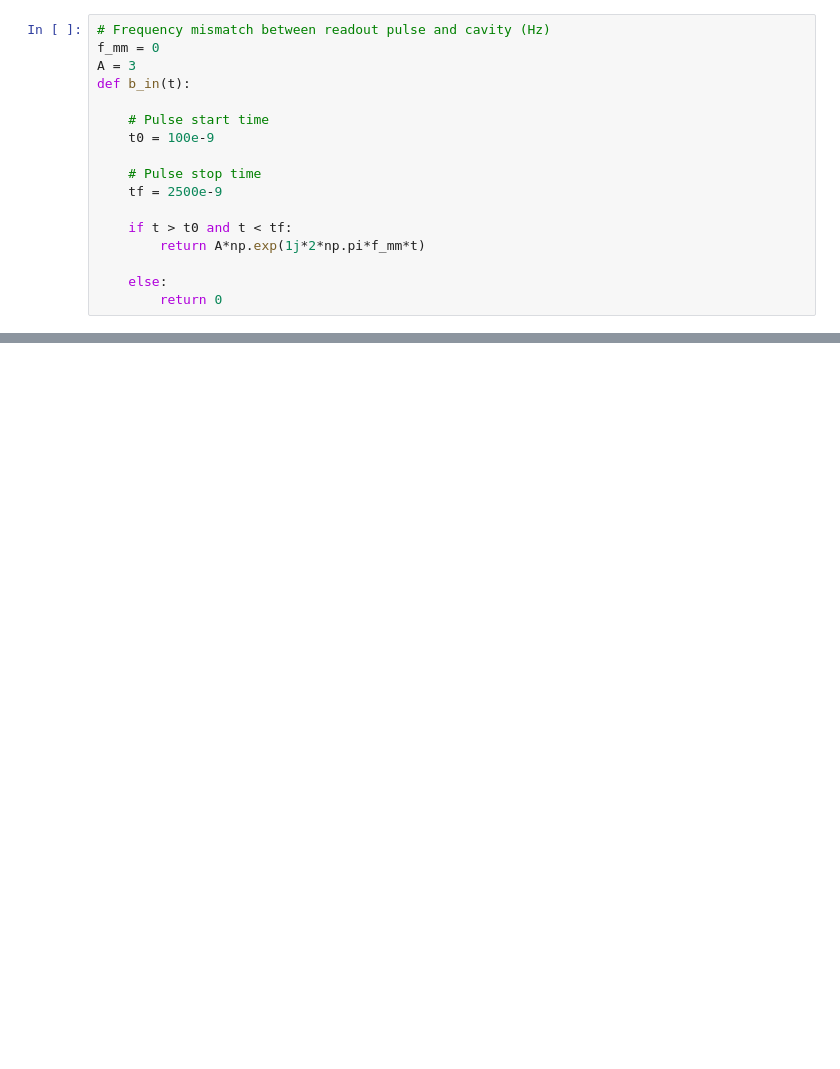
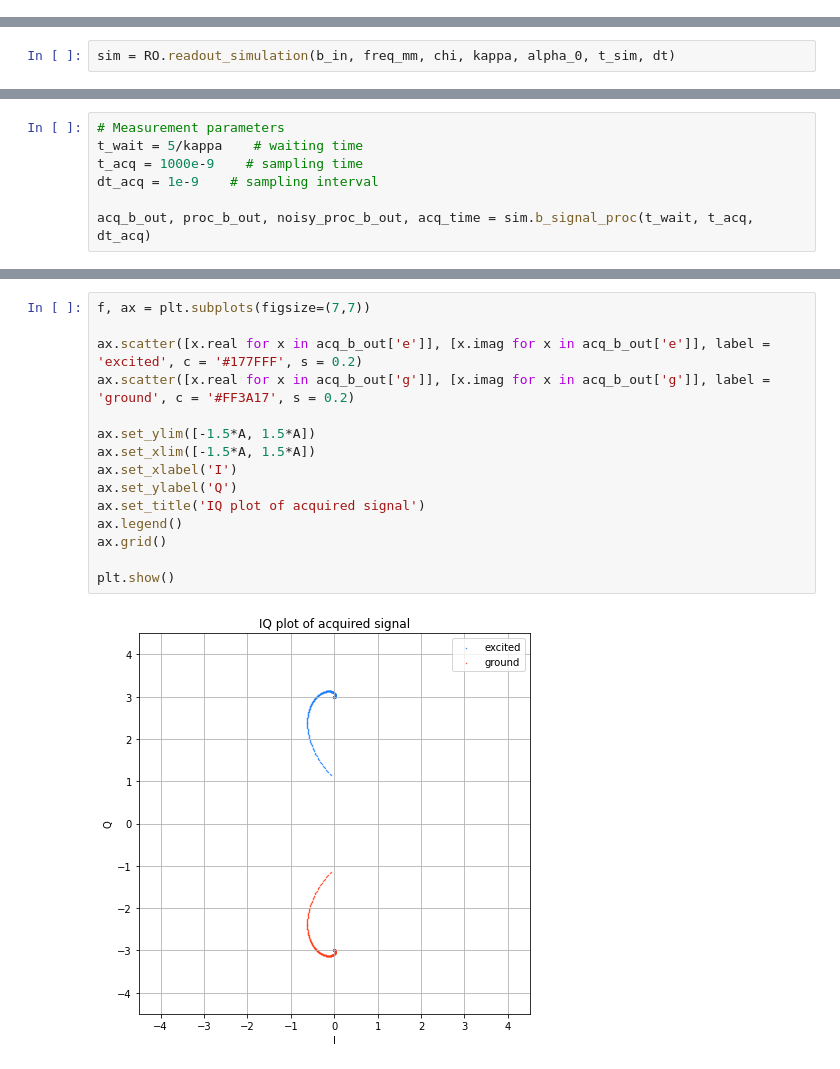
Before and after one commit to fernandovldrs/qcrew-readout, a Jupyter notebook: readout_simulation.ipynb, the cells around one changed output, grey strips where cells are left out. Saved outputs shown, nothing was run; the diff lists cells and outputs as text; blank space fills up the shorter version.

```diff
--- a/readout_simulation.ipynb
+++ b/readout_simulation.ipynb
@@ -16,17 +0,0 @@ This notebook will simulate the emission of an input signal $s_{in}(t)$ along th
-# %%
-# Frequency mismatch between readout pulse and cavity (Hz)
-f_mm = 0
-A = 3
-def b_in(t):
-
-    # Pulse start time
-    t0 = 100e-9
-
-    # Pulse stop time
-    tf = 2500e-9
-
-    if t > t0 and t < tf:
-        return A*np.exp(1j*2*np.pi*f_mm*t)
-
-    else:
-        return 0
@@ -390,0 +47,2 @@ plt.show()
+# %%
+sim = RO.readout_simulation(b_in, freq_mm, chi, kappa, alpha_0, t_sim, dt)
@@ -390,0 +120,7 @@ plt.show()
+# %%
+# Measurement parameters
+t_wait = 5/kappa    # waiting time
+t_acq = 1000e-9    # sampling time
+dt_acq = 1e-9    # sampling interval
+
+acq_b_out, proc_b_out, noisy_proc_b_out, acq_time = sim.b_signal_proc(t_wait, t_acq, dt_acq)
@@ -390,0 +156,17 @@ plt.show()
+# %%
+f, ax = plt.subplots(figsize=(7,7))
+
+ax.scatter([x.real for x in acq_b_out['e']], [x.imag for x in acq_b_out['e']], label = 'excited', c = '#177FFF', s = 0.2)
+ax.scatter([x.real for x in acq_b_out['g']], [x.imag for x in acq_b_out['g']], label = 'ground', c = '#FF3A17', s = 0.2)
+
+ax.set_ylim([-1.5*A, 1.5*A])
+ax.set_xlim([-1.5*A, 1.5*A])
+ax.set_xlabel('I')
+ax.set_ylabel('Q')
+ax.set_title('IQ plot of acquired signal')
+ax.legend()
+ax.grid()
+
+plt.show()
+# %% [output]
+[figure, added]
```
Also changed, not shown: parts of 53 cells of this notebook, 2 other files.
